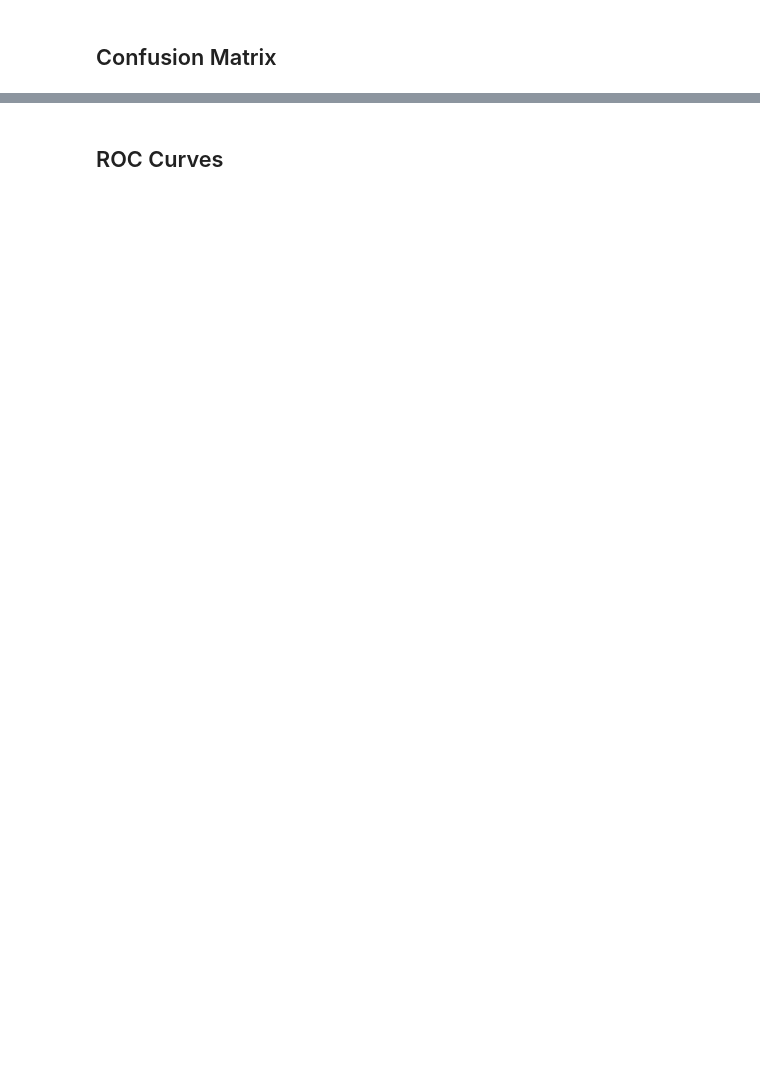
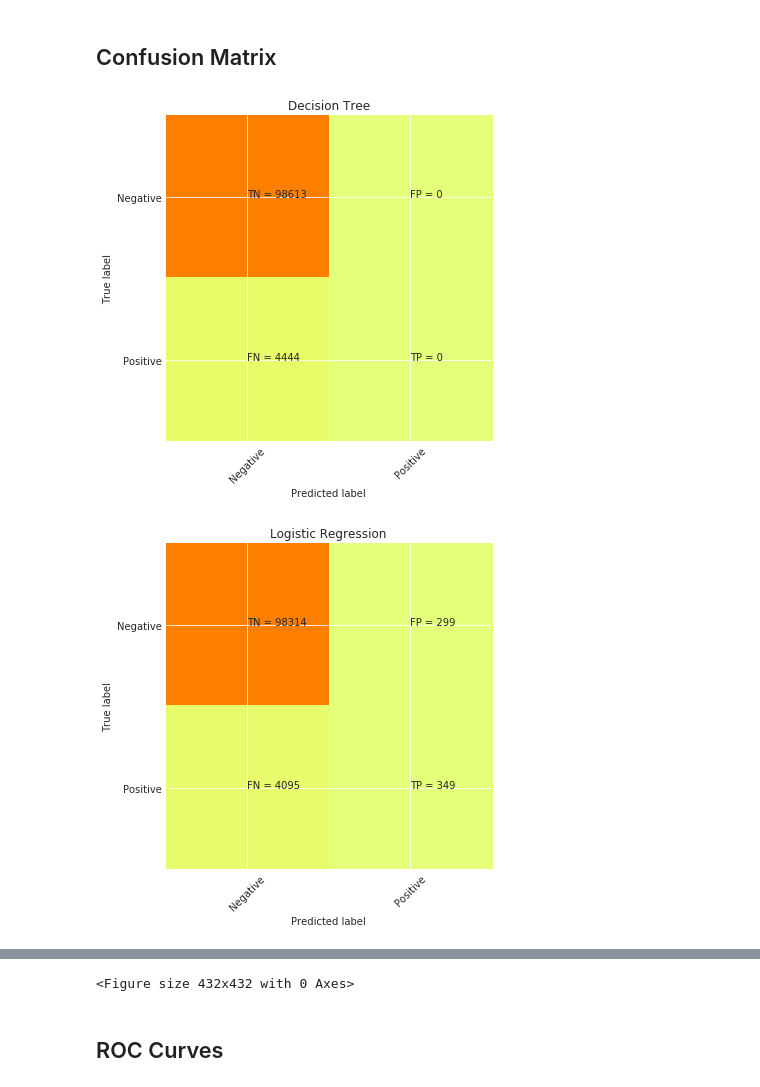
Before and after one commit to philip-johnson-2/DS5500, a Jupyter notebook: modeling/project_report.ipynb, the cells around one changed output, grey strips where cells are left out. Drawn from its saved outputs; the diff is of its cells as text; code cells hidden in the pictures; blank space fills up the shorter version.

```diff
--- a/modeling/project_report.ipynb
+++ b/modeling/project_report.ipynb
@@ -217,11 +218,11 @@ test_data_norm = (test_data - data_mean) / data_std
 
 # Labels
 train_lab_12mo = train_data["fut_admission_12mo"].values
-train_lab_6mo = train_data["fut_admission_6mo"].values
+y_train = train_data["fut_admission_6mo"].values
 train_lab_3mo = train_data["fut_admission_3mo"].values
 train_lab_1mo = train_data["fut_admission_1mo"].values
 test_lab_12mo = test_data["fut_admission_12mo"].values
-test_lab_6mo = test_data["fut_admission_6mo"].values
+y_test = test_data["fut_admission_6mo"].values
 test_lab_3mo = test_data["fut_admission_3mo"].values
 test_lab_1mo = test_data["fut_admission_1mo"].values
 
@@ -241,8 +242,8 @@ test_features = test_data.drop(columns=[
 
 no_temp_train_features = train_features.drop(columns=temporal_features)
 no_temp_test_features = test_features.drop(columns=temporal_features)
-temp_train_features = train_features
-temp_test_features = test_features
+X_train = train_features
+X_test = test_features
 
 models = [
     ("Non-Temporal Model", no_temp_train_features, no_temp_test_features),
@@ -429,7 +432,7 @@ Lastly, we ran T-statistic tests for the differences in accuracies for the non-t
 from sklearn.tree import DecisionTreeClassifier
 
 #Train model on training dataset and prune tree to have max leaf nodes of 10 and min samples of 5
-tree_clf = tree.DecisionTreeClassifier(class_weight=None, criterion='gini', max_depth=5,
+tree_clf = DecisionTreeClassifier(class_weight=None, criterion='gini', max_depth=5,
             max_features=None, max_leaf_nodes=10, min_samples_leaf=5,
             min_samples_split=2, min_weight_fraction_leaf=0.0,
             presort=False, random_state=None, splitter='random')
@@ -534,7 +579,7 @@ print(classification_report(y_test, gbm_predictions))
 # %%
 from sklearn.metrics import confusion_matrix
 
-pylab.rcParams['figure.figsize'] = (6, 6)
+pl.rcParams['figure.figsize'] = (6, 6)
 
 #decision tree
 plt.subplot(2,2,1)
@@ -586,30 +631,33 @@ plt.xlabel('Predicted label')
 tick_marks = np.arange(len(classNames))
 plt.xticks(tick_marks, classNames, rotation=45)
 plt.yticks(tick_marks, classNames)
 s = [['TN','FP'], ['FN', 'TP']]
 for i in range(2):
     for j in range(2):
         plt.text(j,i, str(s[i][j])+" = "+str(cm[i][j]))
 plt.show()
 
 
 #gbm
 plt.subplot(2,2,4)
 cm = confusion_matrix(y_test,gbm_predictions)
 plt.clf()
 plt.imshow(cm, interpolation='nearest', cmap=plt.cm.Wistia)
 classNames = ['Negative','Positive']
 plt.title('GBM')
 plt.ylabel('True label')
 plt.xlabel('Predicted label')
 tick_marks = np.arange(len(classNames))
 plt.xticks(tick_marks, classNames, rotation=45)
 plt.yticks(tick_marks, classNames)
 s = [['TN','FP'], ['FN', 'TP']]
 for i in range(2):
     for j in range(2):
         plt.text(j,i, str(s[i][j])+" = "+str(cm[i][j]))
 plt.show()
 
 #realign spacing between charts
 plt.tight_layout()
+# %% [output]
+[figure, added]
+[figure, added]
@@ -616,3 +666,4 @@ plt.tight_layout()
+<Figure size 432x432 with 0 Axes>
 # %% [markdown]
 ## ROC Curves
 # %%
```
Also changed, not shown: parts of 9 cells of this notebook.
